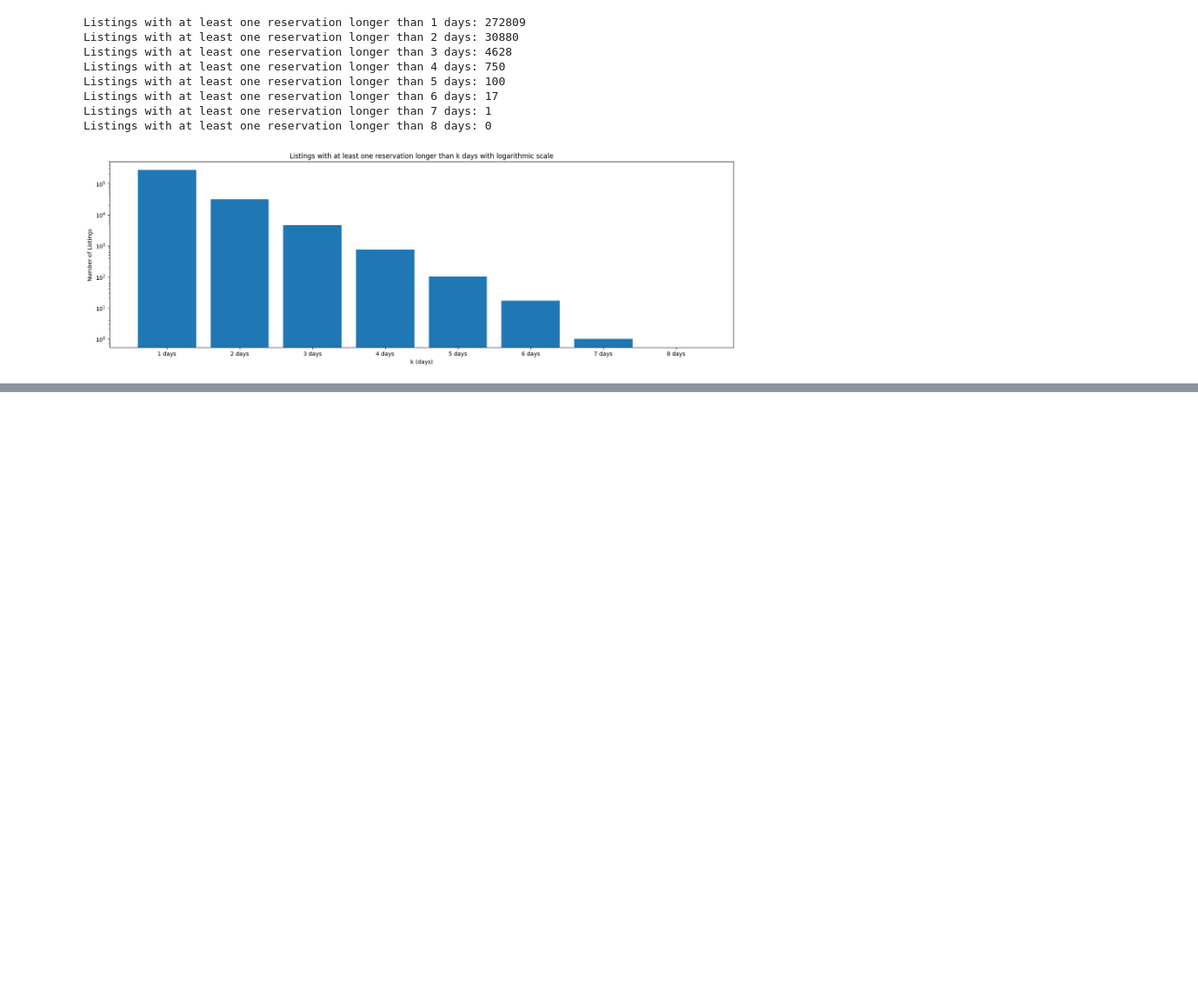
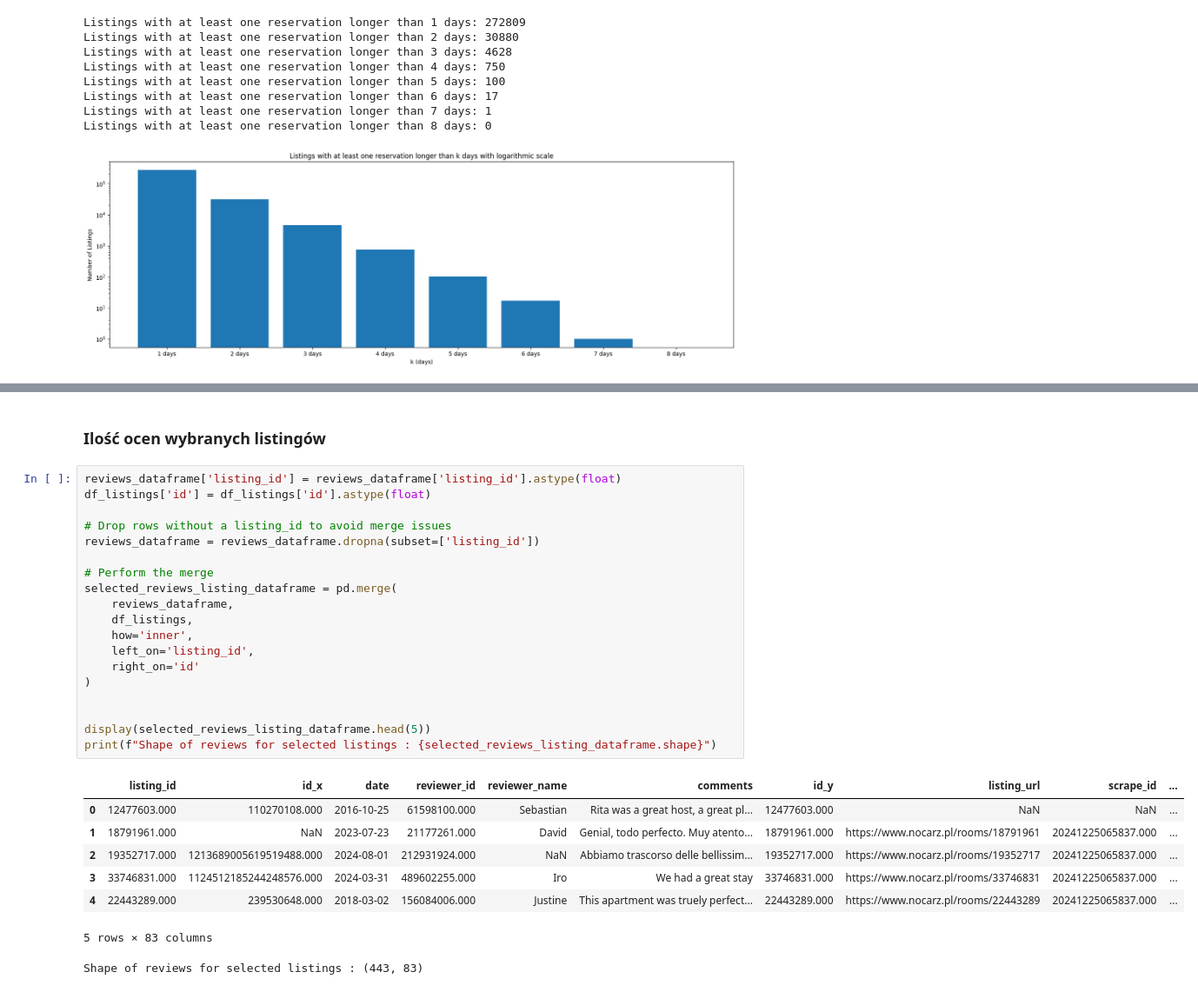
Before and after one commit to psiku/IUM-long-stay-insights, a Jupyter notebook: notebooks/data_v1_eda.ipynb, the cells around one changed output, grey strips where cells are left out. Shown at 87% size. Drawn from its saved outputs; the diff is of its cells as text; blank space fills up the shorter version.

```diff
--- a/notebooks/data_v1_eda.ipynb
+++ b/notebooks/data_v1_eda.ipynb
@@ -916,0 +938,30 @@ df_l.head(5)
+# %% [markdown]
+### Ilość ocen wybranych listingów
+# %%
+reviews_dataframe['listing_id'] = reviews_dataframe['listing_id'].astype(float)
+df_listings['id'] = df_listings['id'].astype(float)
+
+# Drop rows without a listing_id to avoid merge issues
+reviews_dataframe = reviews_dataframe.dropna(subset=['listing_id'])
+
+# Perform the merge
+selected_reviews_listing_dataframe = pd.merge(
+    reviews_dataframe,
+    df_listings,
+    how='inner',
+    left_on='listing_id',
+    right_on='id'
+)
+
+
+display(selected_reviews_listing_dataframe.head(5))
+print(f"Shape of reviews for selected listings : {selected_reviews_listing_dataframe.shape}")
+# %% [output]
+|  | listing_id | id_x | date | reviewer_id | reviewer_name | comments | id_y | listing_url | scrape_id | ... |
+| 0 | 12477603.000 | 110270108.000 | 2016-10-25 | 61598100.000 | Sebastian | Rita was a great host, a great pl... | 12477603.000 | NaN | NaN | ... |
+| 1 | 18791961.000 | NaN | 2023-07-23 | 21177261.000 | David | Genial, todo perfecto. Muy atento... | 18791961.000 | https://www.nocarz.pl/rooms/18791961 | 20241225065837.000 | ... |
+| 2 | 19352717.000 | 1213689005619519488.000 | 2024-08-01 | 212931924.000 | NaN | Abbiamo trascorso delle bellissim... | 19352717.000 | https://www.nocarz.pl/rooms/19352717 | 20241225065837.000 | ... |
+| 3 | 33746831.000 | 1124512185244248576.000 | 2024-03-31 | 489602255.000 | Iro | We had a great stay | 33746831.000 | https://www.nocarz.pl/rooms/33746831 | 20241225065837.000 | ... |
+| 4 | 22443289.000 | 239530648.000 | 2018-03-02 | 156084006.000 | Justine | This apartment was truely perfect... | 22443289.000 | https://www.nocarz.pl/rooms/22443289 | 20241225065837.000 | ... |
+5 rows × 83 columns
+Shape of reviews for selected listings : (443, 83)
```
Also changed, not shown: parts of 5 cells of this notebook.
